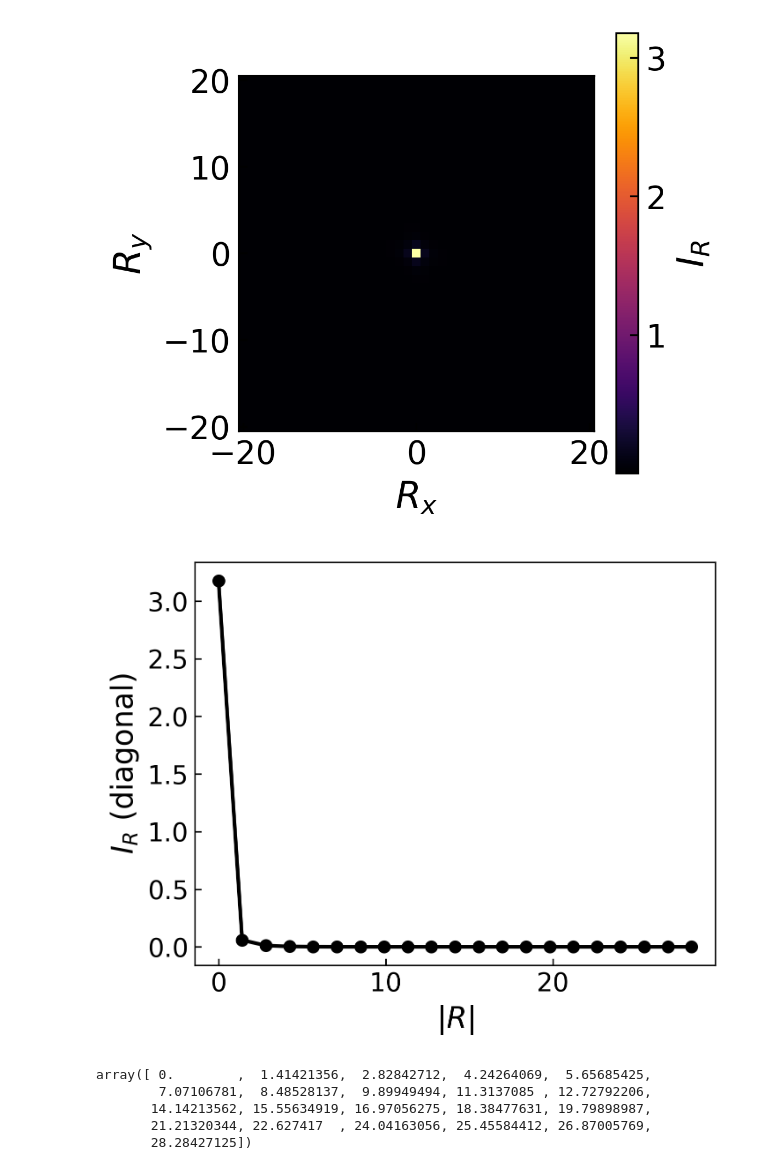
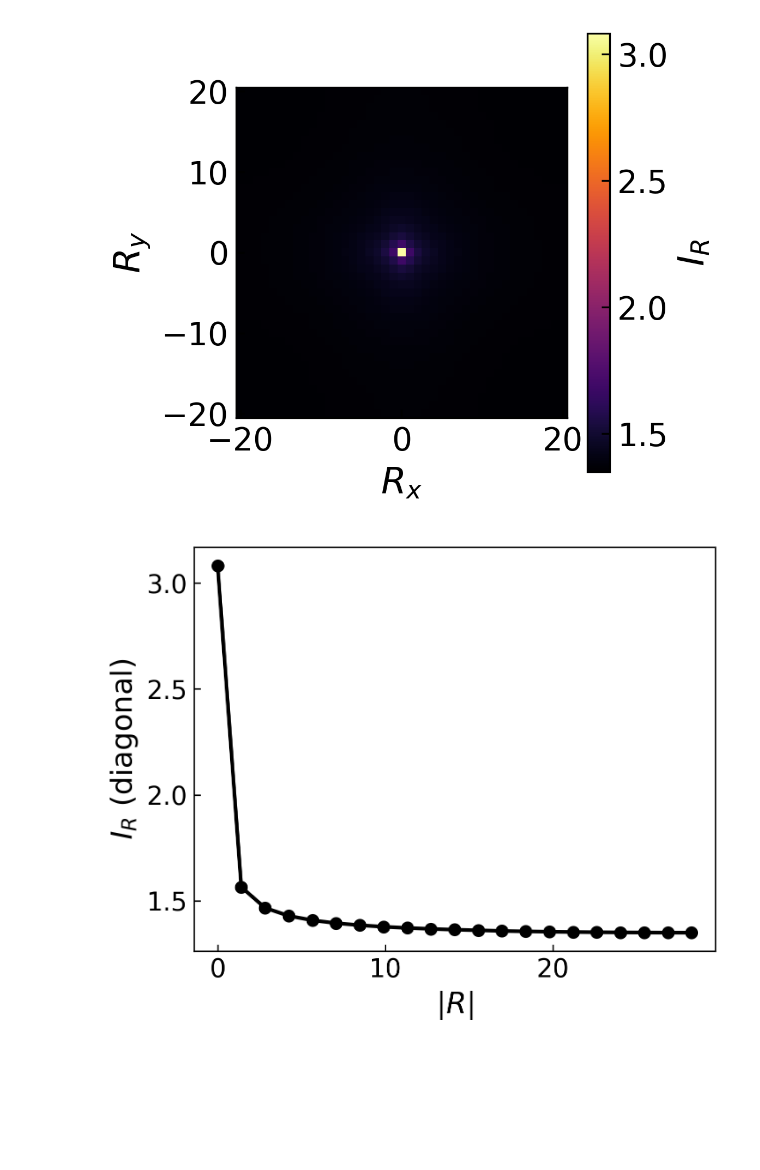
Before and after one commit to YinkaiYu/Hybrid-Monte-Carlo-for-d-wave-SC, a Jupyter notebook: projectHPC/example/plot_histogram.ipynb, the cells around one changed output. Saved outputs shown, nothing was run; the diff lists cells and outputs as text; code cells hidden in the pictures; blank space fills up the shorter version.

```diff
--- a/projectHPC/example/plot_histogram.ipynb
+++ b/projectHPC/example/plot_histogram.ipynb
@@ -328,0 +330,40 @@ else:
+# %%
+# |d_i| distribution
+icut = 6
+
+if len(abs_sets) == 0:
+    print("No data for |d_i| distribution.")
+else:
+    n_bins = 80
+    bins = np.linspace(0, max_abs, n_bins + 1)
+    centers = 0.5 * (bins[:-1] + bins[1:])
+    colors = plt.cm.plasma(np.linspace(0, 1, len(abs_sets)))
+
+    fig, ax = plt.subplots(dpi=300)
+    for i, (T, abs_d) in enumerate(abs_sets):
+        hist, _ = np.histogram(abs_d, bins=bins, density=True)
+        ax.plot(centers[icut:], hist[icut:]/(2*np.pi*centers[icut:]**2), color=colors[i], label=rf"T={T:g}")
+    ax.set_xlabel(r'$|d_i|$')
+    ax.set_ylabel(r'$P(|d_i|)\frac{1}{2\pi |d_i|^2}$')
+    ax.legend(frameon=False, ncol=3, fontsize=5)
+    plt.show()
+
+# |<d_i>| distribution after sweep average
+icut = 8
+
+if len(abs_mean_sets) == 0:
+    print("No data for |<d_i>| distribution.")
+else:
+    n_bins = 80
+    bins = np.linspace(0, max_abs_mean, n_bins + 1)
+    centers = 0.5 * (bins[:-1] + bins[1:])
+    colors = plt.cm.plasma(np.linspace(0, 1, len(abs_mean_sets)))
+
+    fig, ax = plt.subplots(dpi=300)
+    for i, (T, abs_m) in enumerate(abs_mean_sets):
+        hist, _ = np.histogram(abs_m, bins=bins, density=True)
+        ax.plot(centers[icut:], hist[icut:]/(2*np.pi*centers[icut:]**2), color=colors[i], label=rf"T={T:g}")
+    ax.set_xlabel(r'$|\langle d_i \rangle|$')
+    ax.set_ylabel(r'$P(|\langle d_i \rangle|)\frac{1}{2\pi |\langle d_i \rangle|^2}$')
+    ax.legend(frameon=False, ncol=3, fontsize=5)
+    plt.show()
@@ -334,8 +378,8 @@ else:
 # Lattice size (periodic BC): max distance is Lx/2, Ly/2
 Lx = 40
 Ly = 40
-T_current = T  # use current temperature
-data_dir = f"T_{T_current}"
+T = 0.001
+data_dir = f"T_{T:.3f}"
 csv_file = os.path.join(data_dir, "pairscatter_points.csv")
 
 df = pd.read_csv(csv_file)
@@ -399,40 +443,32 @@ for iy, Ry in enumerate(Ry_vals):
             counts += np.bincount(joint, minlength=n_theta_bins * n_theta_bins).reshape(n_theta_bins, n_theta_bins)
         MI_map[iy, ix] = mi_from_counts(counts)
 
 # 2D map of I_R
 fig, ax = plt.subplots(figsize=(4, 3.5), dpi=300)
 pcm = ax.pcolormesh(Rx_vals, Ry_vals, MI_map, shading='nearest', cmap='inferno')
 cbar = plt.colorbar(pcm, ax=ax)
 cbar.set_label(r'$I_R$')
 ax.set_xlabel(r'$R_x$')
 ax.set_ylabel(r'$R_y$')
 ax.set_aspect('equal')
 plt.tight_layout()
 plt.show()
 
 # Diagonal: R = (r, r)
 r_max = min(Lx // 2, Ly // 2)
 r_vals = np.arange(0, r_max + 1, R_stride)
 center_x = np.where(Rx_vals == 0)[0][0]
 center_y = np.where(Ry_vals == 0)[0][0]
 r_idx = (r_vals // R_stride).astype(int)
 diag_MI = MI_map[center_y + r_idx, center_x + r_idx]
 diag_dist = np.sqrt(2) * r_vals
 
 fig, ax = plt.subplots(dpi=300)
 ax.plot(diag_dist, diag_MI, '-o', color='black')
 ax.set_xlabel(r'$|R|$')
 ax.set_ylabel(r'$I_R$ (diagonal)')
 plt.tight_layout()
 plt.show()
 # %% [output]
-[figure, old version]
+[figure, new version]
-[figure, old version]
+[figure, new version]
-# %%
-diag_dist
-# %% [output]
-array([ 0.        ,  1.41421356,  2.82842712,  4.24264069,  5.65685425,
-        7.07106781,  8.48528137,  9.89949494, 11.3137085 , 12.72792206,
-       14.14213562, 15.55634919, 16.97056275, 18.38477631, 19.79898987,
-       21.21320344, 22.627417  , 24.04163056, 25.45584412, 26.87005769,
-       28.28427125])
```
Also changed, not shown: parts of 12 cells of this notebook, 4 other files.
